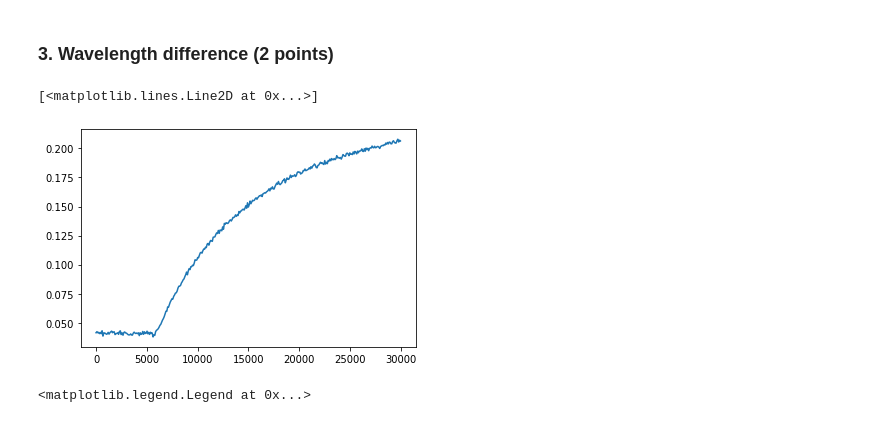
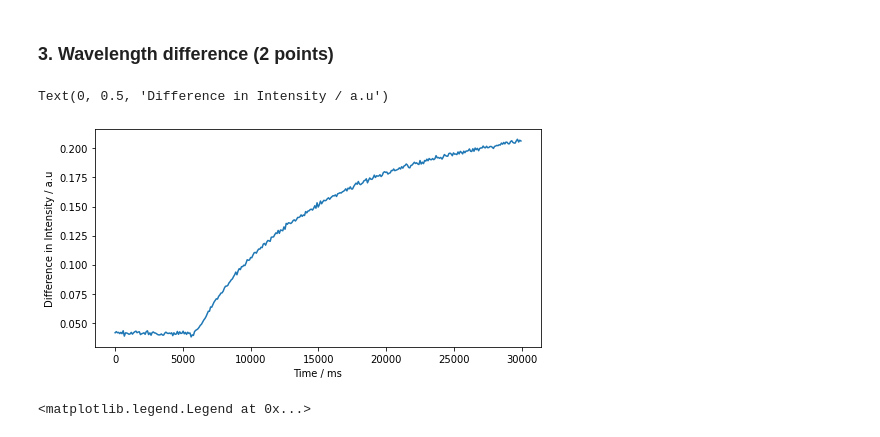
Before and after one commit to marco-finger/DSF-FS22-MarcoFinger, a Jupyter notebook: CodingTask1.ipynb, the cells around one changed output. Cells and saved outputs as stored; diff of their text form; code cells hidden in the pictures.

```diff
--- a/CodingTask1.ipynb
+++ b/CodingTask1.ipynb
@@ -68,13 +68,16 @@ df.head()
 5 rows × 3649 columns
 # %% [markdown]
 ### 3. Wavelength difference (2 points)
-# %%
-#x = df.iloc[:,0]
-y = -(df.iloc[:,1950]-df.iloc[:,1800])
-plt.plot(time,y)
-# %% [output]
-[<matplotlib.lines.Line2D at 0x...>]
-[figure, removed]
+# %%
+y = -(df.iloc[:,1950]-df.iloc[:,1800]) # takes two wavelengths
+
+plt.figure(figsize = (8,4)) # modify picture size
+plt.plot(time,y) # plot of the difference in intensity at two wavelengths over time
+plt.xlabel('Time / ms') # x-label
+plt.ylabel('Difference in Intensity / a.u') # y-label
+# %% [output]
+Text(0, 0.5, 'Difference in Intensity / a.u')
+[figure, added]
 # %%
 plt.figure(figsize = (10,4))
 
```
Also changed, not shown: parts of 1 cell of this notebook.
